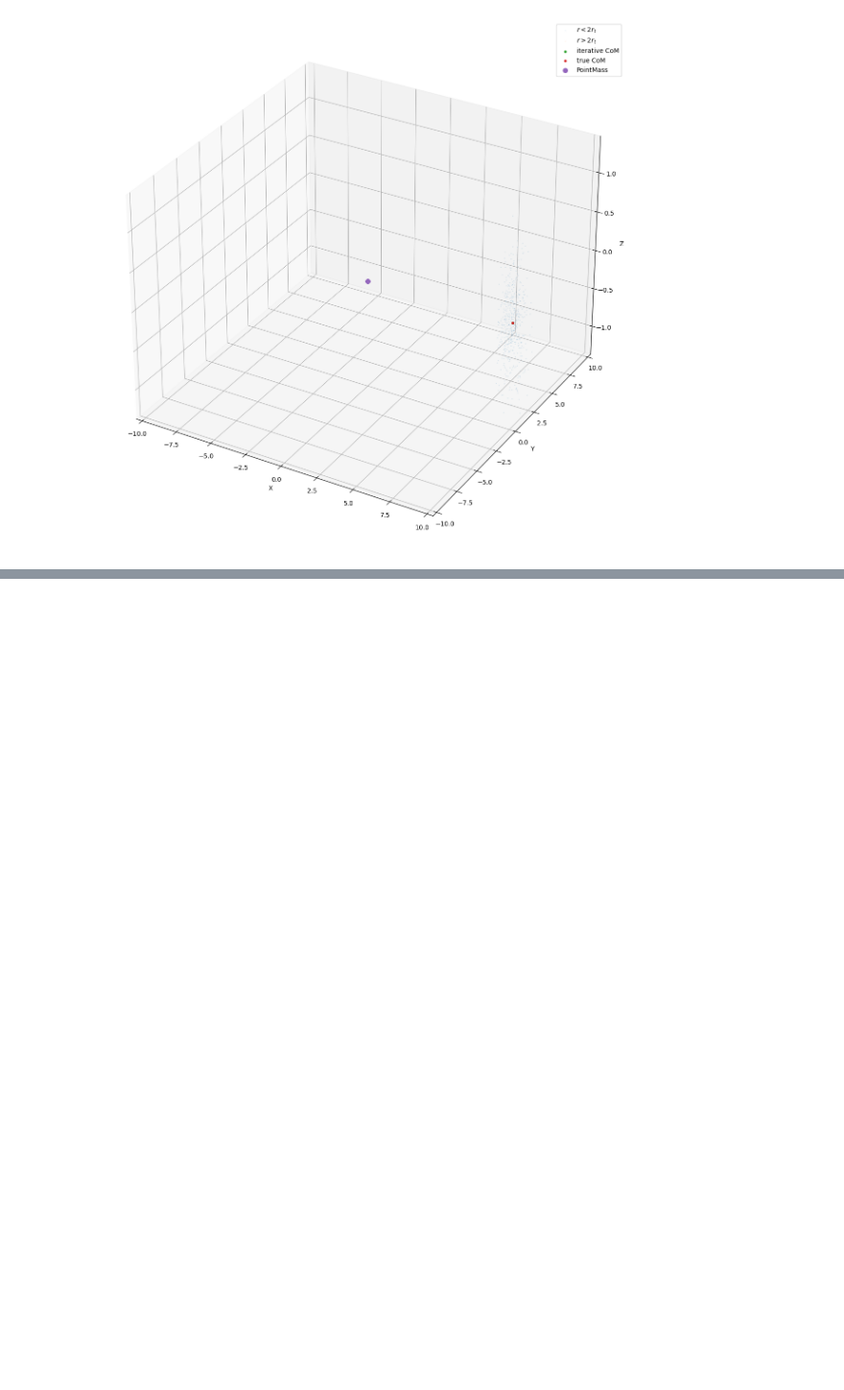
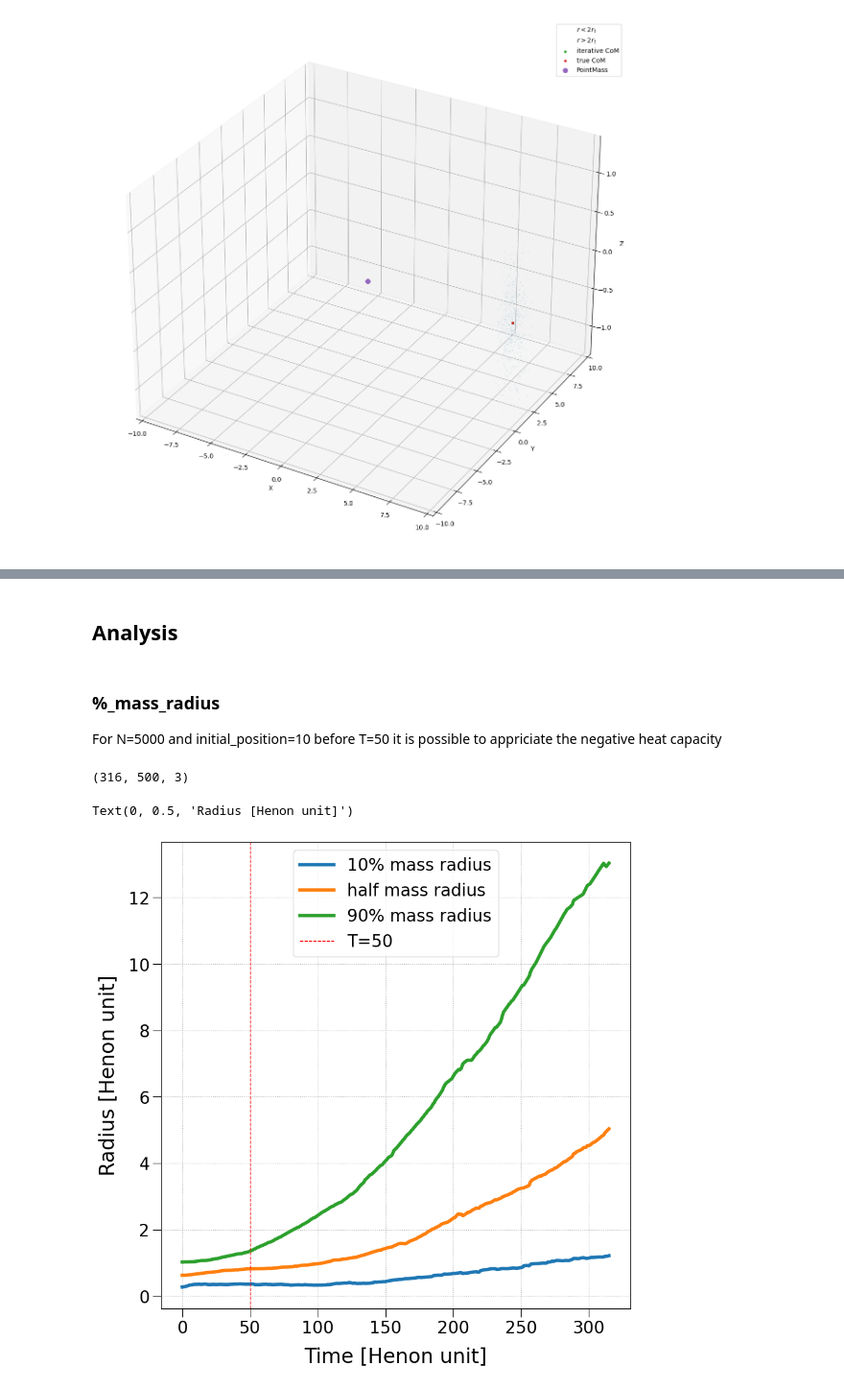
Before and after one commit to Berto70/pod_compastro23, a Jupyter notebook: Project/Analysis.ipynb, the cells around one changed output, grey strips where cells are left out. Shown at 96% size. Saved outputs shown, nothing was run; the diff lists cells and outputs as text; code cells hidden in the pictures; blank space fills up the shorter version.

```diff
--- a/Project/Analysis.ipynb
+++ b/Project/Analysis.ipynb
@@ -339,0 +341,40 @@ Starting Position Animation: 500_InitialPos_10.gif
+# %% [markdown]
+## Analysis
+# %% [markdown]
+### %_mass_radius
+For N=5000 and initial_position=10 before T=50 it is possible to appriciate the negative heat capacity
+# %%
+position_comFoR = np.zeros_like(position)
+for i in range(len(position)):
+    position_comFoR[i] = position[i] - np.array(com_history[i])
+
+position_comFoR.shape
+# %% [output]
+(316, 500, 3)
+# %%
+tenperc_mass_radius = []
+half_mass_radius = []
+ninethyperc_mass_radius = []
+
+for i in range(int(len(position_comFoR))):
+    current_radius = np.linalg.norm(position_comFoR[i], axis=1)
+    sorted_radius = sorted(current_radius)
+    tenperc_mass_radius.append(sorted_radius[int(N/10)])
+    half_mass_radius.append(sorted_radius[int(N/2)])
+    ninethyperc_mass_radius.append(sorted_radius[int(9*N/10)])
+fig = plt.figure(figsize=(10, 10))
+ax = fig.add_subplot()
+ax.plot(tenperc_mass_radius, label='10% mass radius')
+ax.plot(half_mass_radius, label='half mass radius')
+ax.plot(ninethyperc_mass_radius, label='90% mass radius')
+ax.axvline(x=50, linestyle='--', c='r', linewidth=1, label='T=50')
+
+ax.legend()
+ax.grid(linestyle='dotted')
+ax.set_xlabel('Time [Henon unit]')
+ax.set_ylabel('Radius [Henon unit]')
+# ax.set_xlim((0, 60))
+# ax.set_ylim((0, 2))
+# %% [output]
+Text(0, 0.5, 'Radius [Henon unit]')
+[figure, added]
```
Also changed, not shown: parts of 21 cells of this notebook, 6 other files.
